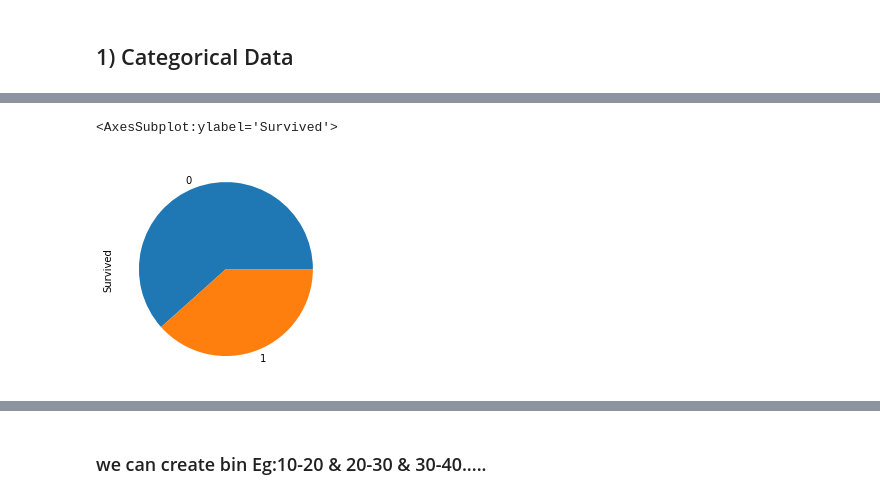
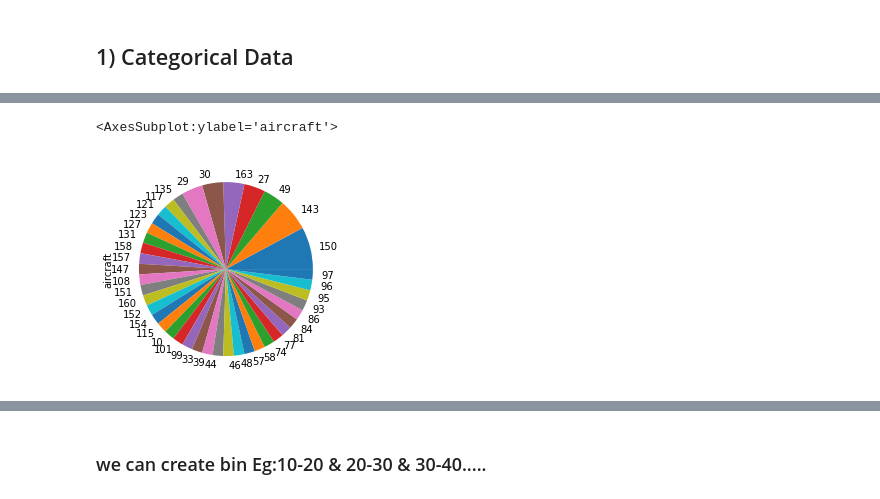
Before and after one commit to nani757/univariate-analysis_eda, a Jupyter notebook: univariate-analysis_eda.ipynb, the cells around one changed output, grey strips where cells are left out. Cells and saved outputs as stored; diff of their text form; code cells hidden in the pictures.

```diff
--- a/univariate-analysis_eda.ipynb
+++ b/univariate-analysis_eda.ipynb
@@ -8,6 +8,6 @@ import matplotlib.pyplot as plt
 %matplotlib inline
 import seaborn as sns
 # %%
-df = pd.read_csv("titanic_train.csv")
+df = pd.read_csv("russia_losses_equipment.csv")
 df.sample(5)
 # %% [output]
@@ -104,5 +123,5 @@ sns.countplot(df['Embarked'])# picture representation of count plot
 # %%
-df['Survived'].value_counts().plot(kind='pie')
+df['aircraft'].value_counts().plot(kind='pie')
 # %% [output]
-<AxesSubplot:ylabel='Survived'>
+<AxesSubplot:ylabel='aircraft'>
-[figure, old version]
+[figure, new version]
```
Also changed, not shown: parts of 25 cells of this notebook.
